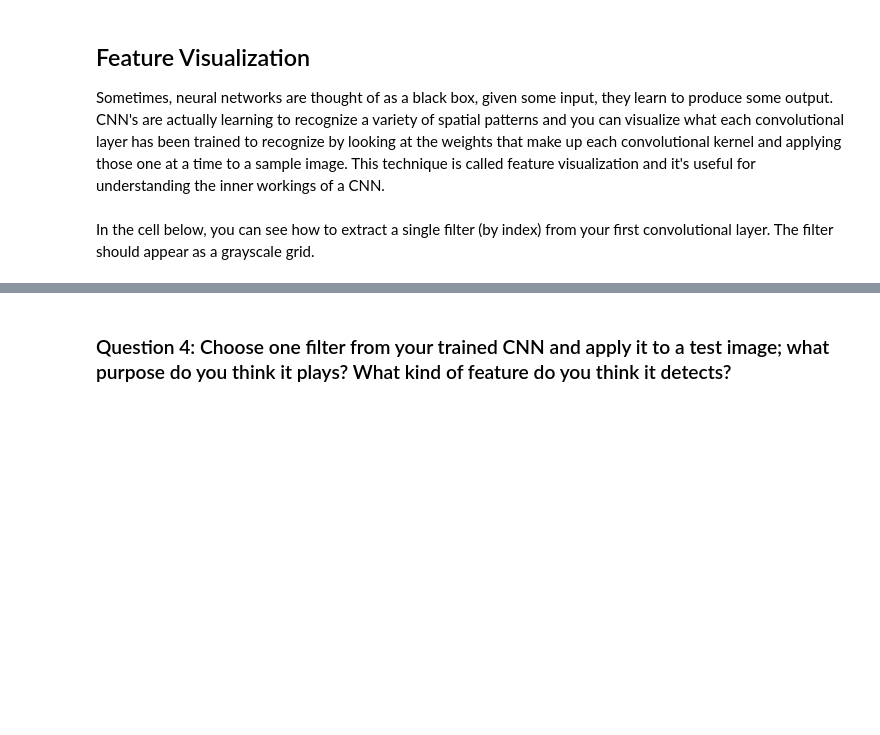
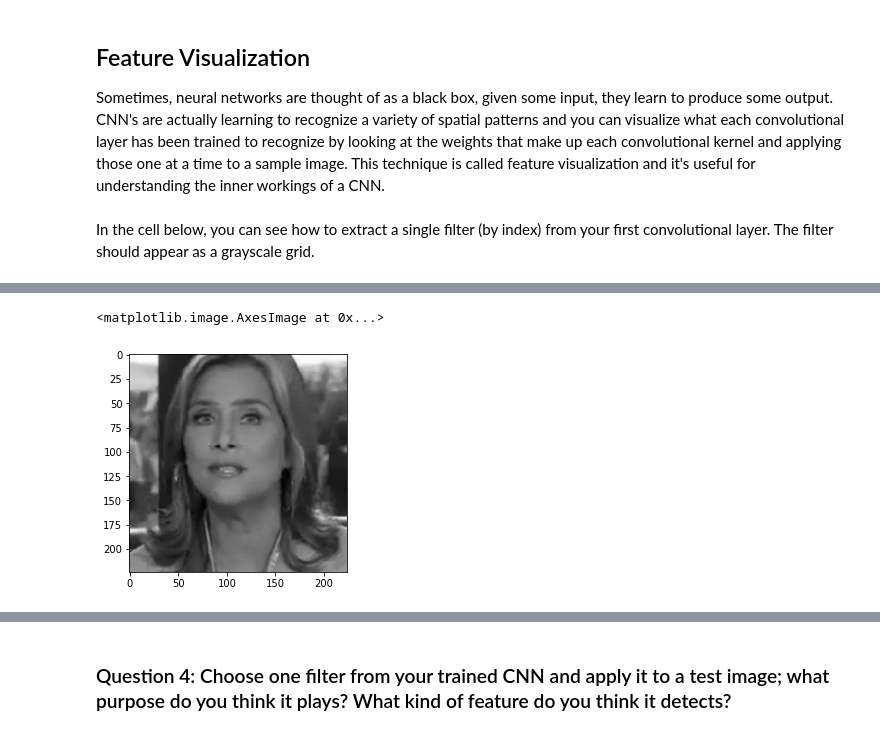
Before and after one commit to qchaldemer/facial_keypoint_detection, a Jupyter notebook: 2. Define the Network Architecture.ipynb, the cells around one changed output, grey strips where cells are left out. Cells and saved outputs as stored; diff of their text form; code cells hidden in the pictures; blank space fills up the shorter version.

```diff
--- a/2. Define the Network Architecture.ipynb
+++ b/2. Define the Network Architecture.ipynb
@@ -479,4 +556,12 @@ Next, choose a test image and filter it with one of the convolutional kernels in
 
 ### TODO: Filter an image to see the effect of a convolutional kernel
 ---
+# %%
+##TODO: load in and display any image from the transformed test dataset
+images = test_images.numpy()
+img = np.squeeze(images[2])
+plt.imshow(img.data, cmap='gray')
+# %% [output]
+<matplotlib.image.AxesImage at 0x...>
+[figure, added]
 # %%
```
Also changed, not shown: parts of 23 cells of this notebook, 1 other file.
